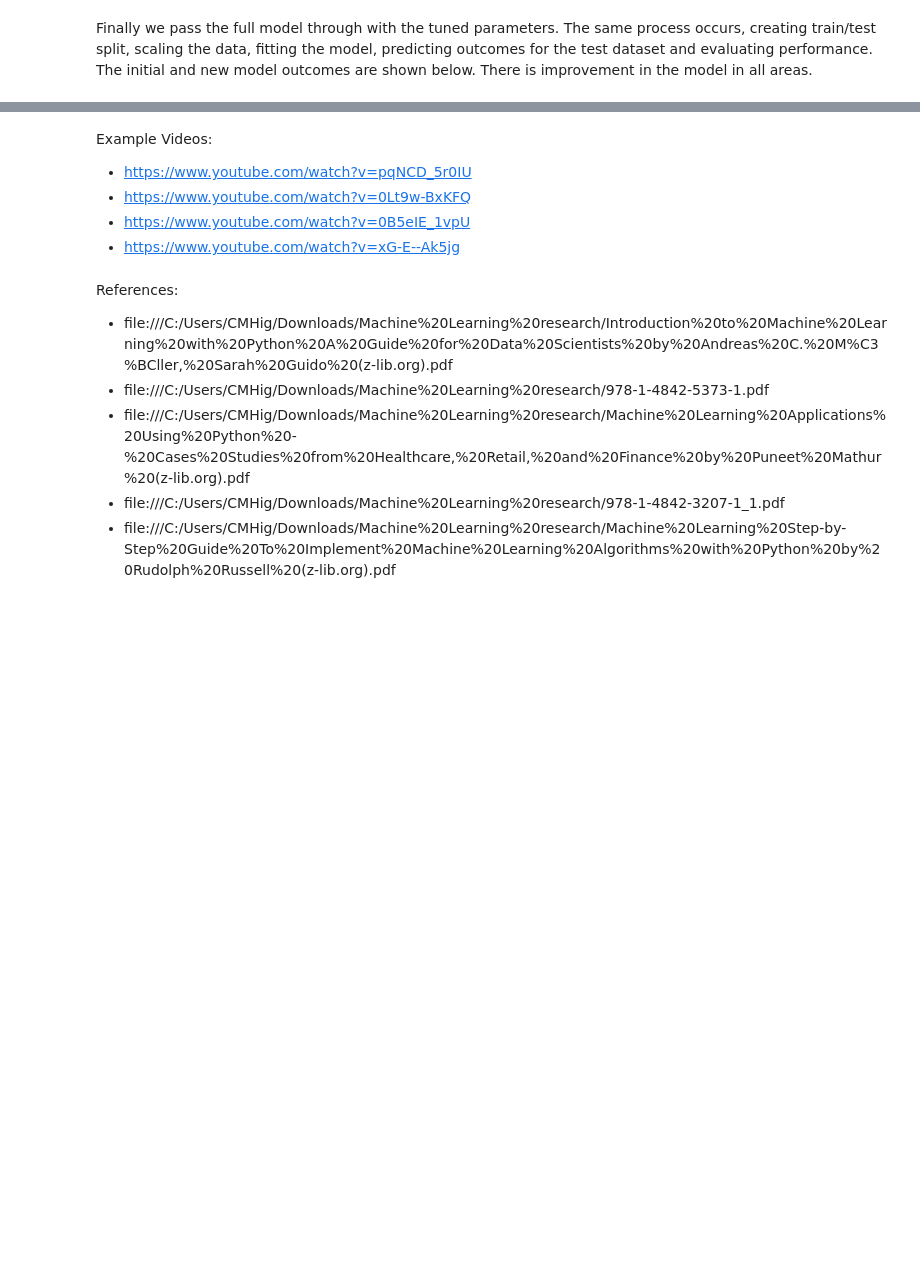
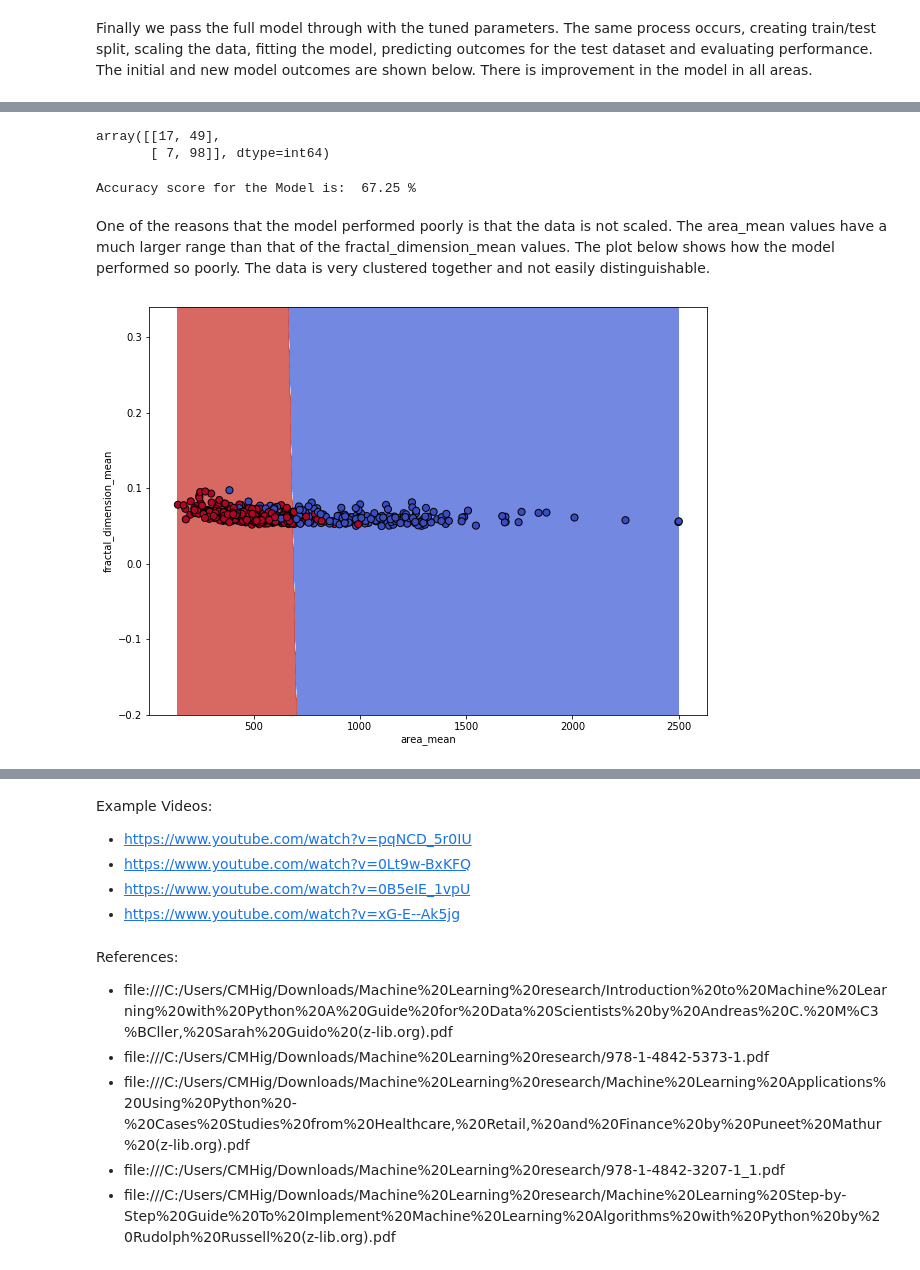
Before and after one commit to colmhiggs11/Machine_Learning_21_CH, a Jupyter notebook: Scikit-Learn.ipynb, the cells around one changed output, grey strips where cells are left out. Drawn from its saved outputs; the diff is of its cells as text; code cells hidden in the pictures; blank space fills up the shorter version.

```diff
--- a/Scikit-Learn.ipynb
+++ b/Scikit-Learn.ipynb
@@ -568,0 +620,44 @@ Average accuracy score for the New Model is: 95.91 %
+# %%
+SVCmodel1 = metrics.confusion_matrix(y_test1, y_pred1)
+SVCmodel1
+# %% [output]
+array([[17, 49],
+       [ 7, 98]], dtype=int64)
+# %%
+SVCmodel1 ='{0:.2f}'.format(svc.score(X_test1, y_test1)*100)
+print("Accuracy score for the Model is: ",SVCmodel1,"%")
+# %% [output]
+Accuracy score for the Model is:  67.25 %
+# %% [markdown]
+One of the reasons that the model performed poorly is that the data is not scaled. The area_mean values have a much larger range than that of the fractal_dimension_mean values. The plot below shows how the model performed so poorly. The data is very clustered together and not easily distinguishable.
+# %%
+# Slicing the original datasets.
+X= df[["area_mean", "fractal_dimension_mean"]]
+y = df["diagnosis"]
+
+def make_meshgrid(x, y, h=.02):
+    x_min, x_max = x.min() - 0.25, x.max() + 0.25
+    y_min, y_max = y.min() - 0.25, y.max() + 0.25
+    xx, yy = np.meshgrid(np.arange(x_min, x_max, h), np.arange(y_min, y_max, h))
+    return xx, yy
+def plot_contours(ax, clf, xx, yy, **params):
+    Z = clf.predict(np.c_[xx.ravel(), yy.ravel()])
+    Z = Z.reshape(xx.shape)
+    out = ax.contourf(xx, yy, Z, **params)
+    return out
+
+#The classification SVC model
+model = SVC( kernel='linear')
+clf = model.fit(X, y)
+
+# Plotting data
+fig, ax = plt.subplots(figsize = (10,7.5))
+X0, X1 =  X["area_mean"], X["fractal_dimension_mean"]
+xx, yy = make_meshgrid(X0, X1)
+plot_contours(ax, clf, xx, yy, cmap=plt.cm.coolwarm, alpha=0.8)
+ax.scatter(X0, X1, c=y, cmap=plt.cm.coolwarm, s=50, edgecolors="k" )
+ax.set_ylabel("fractal_dimension_mean")
+ax.set_xlabel("area_mean")
+plt.show()
+# %% [output]
+[figure, added]
```
Also changed, not shown: parts of 36 cells of this notebook, 4 other files.
